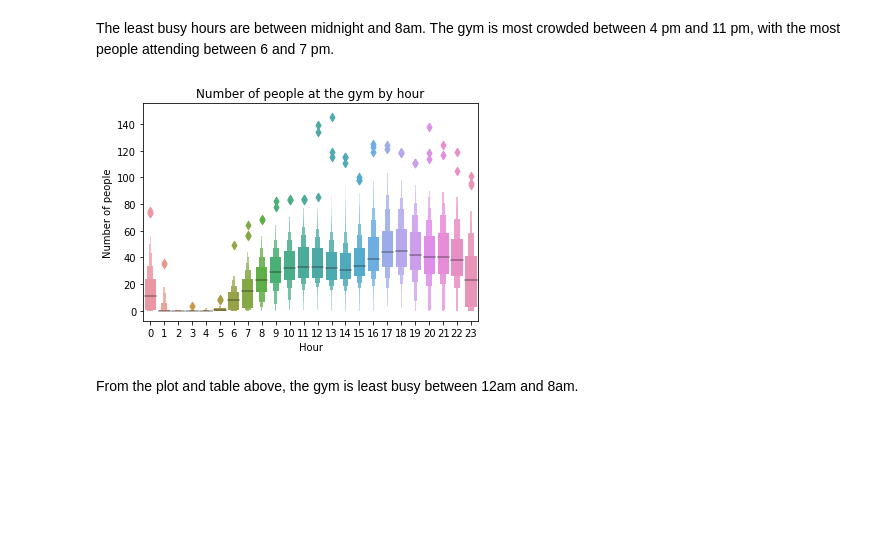
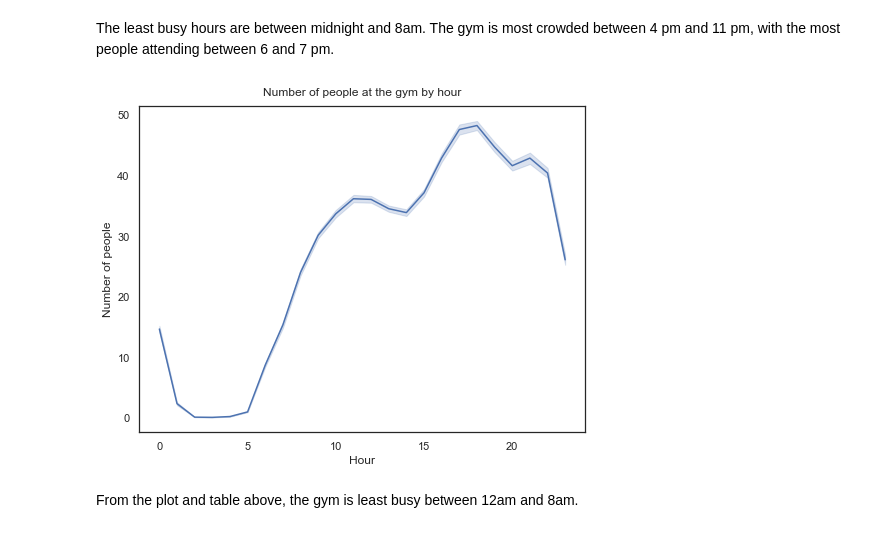
Before and after one commit to mmalinda/SCA_Weekly-Assignments, a Jupyter notebook: SCA_gym_analysis.ipynb, the cells around one changed output. Saved outputs shown, nothing was run; the diff lists cells and outputs as text; code cells hidden in the pictures; blank space fills up the shorter version.

Commit message:
Modified charts

```diff
--- a/SCA_gym_analysis.ipynb
+++ b/SCA_gym_analysis.ipynb
@@ -238,14 +238,16 @@ df.groupby('hour').agg(total = ('number_people', 'sum'), average = ('number_peop
 The least busy hours are between midnight and 8am. The gym is most crowded between 4 pm and 11 pm, with the most people attending between 6 and 7 pm.
 # %%
 # Number of people by hour
-plt.figure()
-sns.boxenplot(data = df, x = 'hour', y = 'number_people')
-plt.title('Number of people at the gym by hour')
+sns.set(style='white')
+sns.set_context('notebook')
+plt.figure(figsize = (8, 6))
+sns.lineplot(data = df, x = 'hour', y = 'number_people')
+plt.title('Number of people at the gym by hour', pad =10)
 plt.ylabel("Number of people")
 plt.xlabel('Hour')
 plt.show()
 # %% [output]
-[figure, old version]
+[figure, new version]
 # %% [markdown]
 From the plot and table above, the gym is least busy between 12am and 8am.
 # %%
```
Also changed, not shown: parts of 4 cells of this notebook.
